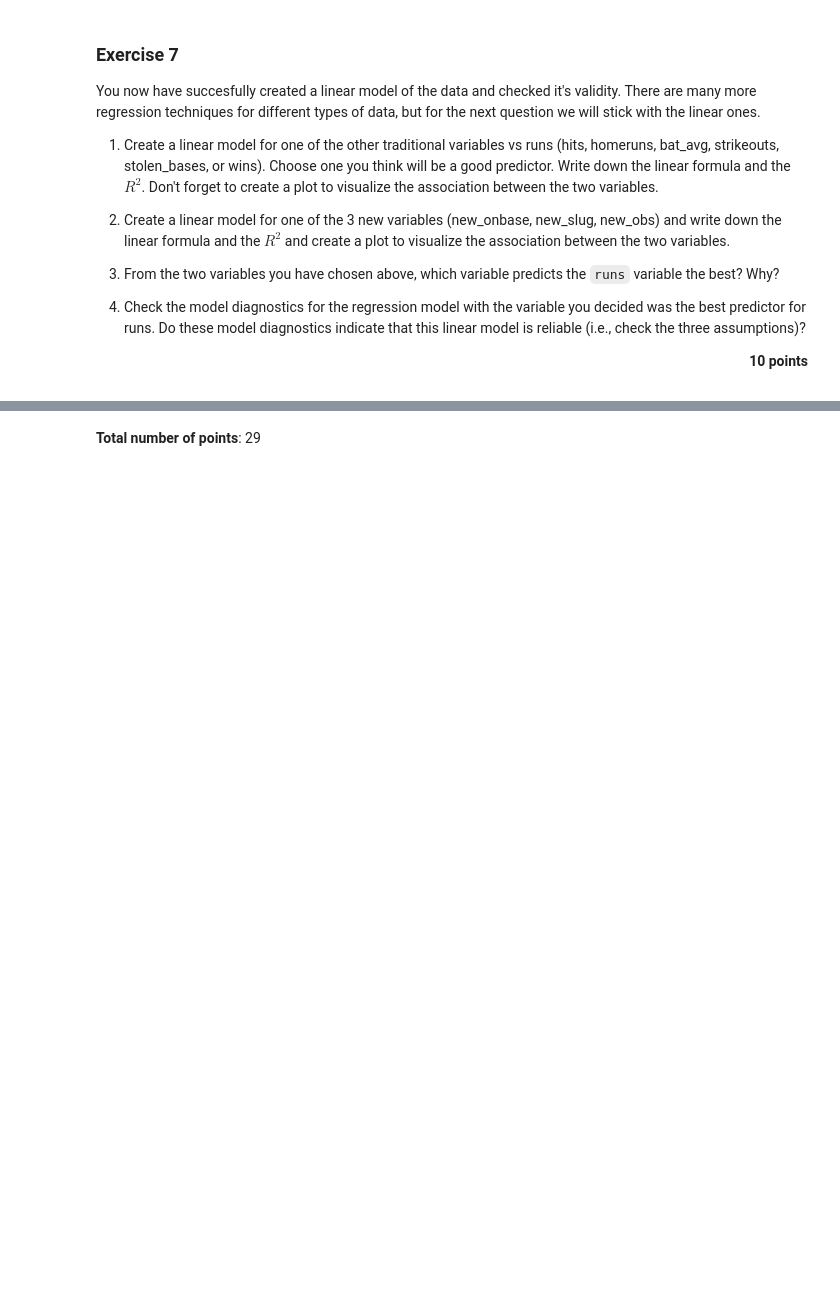
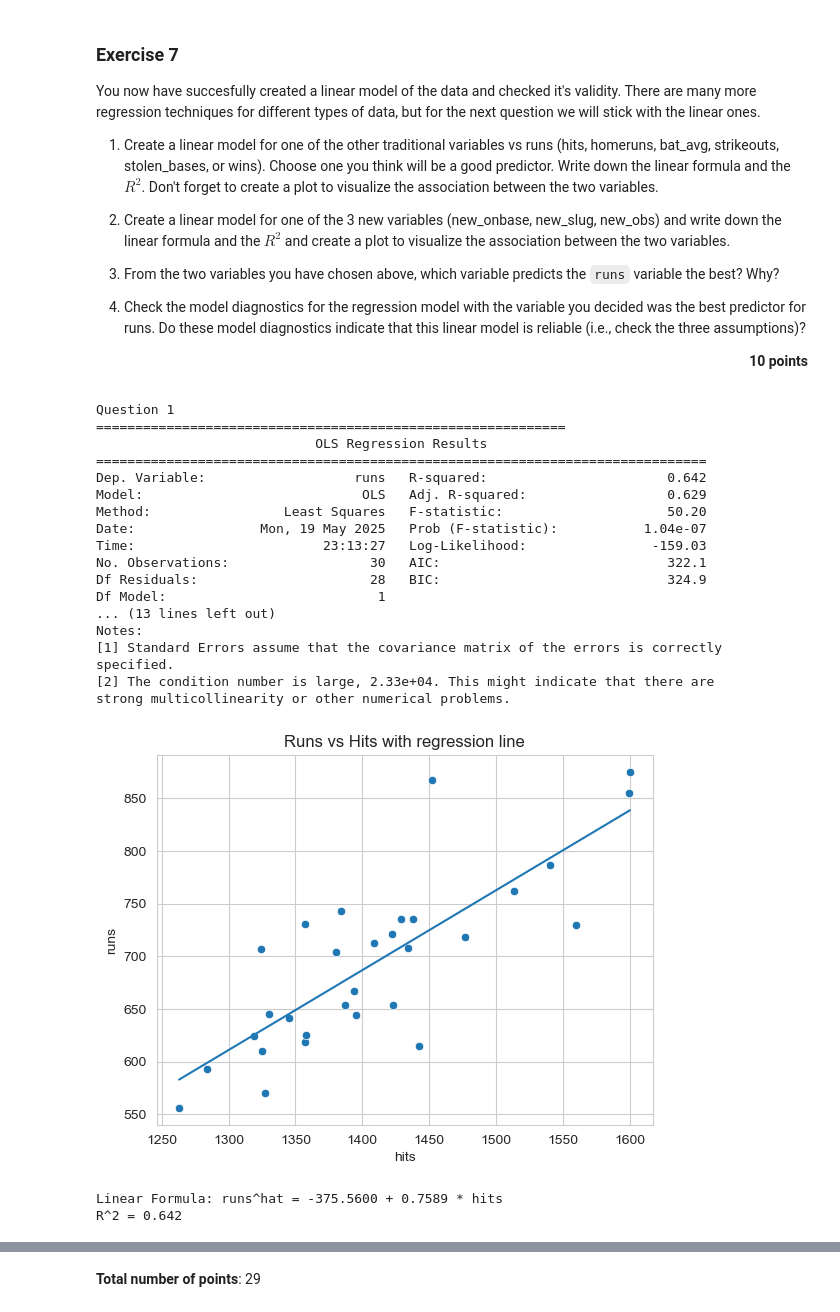
Before and after one commit to felixleopold/Frequentist-Statistics, a Jupyter notebook: FS_Assignment5/Assignment5.ipynb, the cells around one changed output, grey strips where cells are left out. Cells and saved outputs as stored; diff of their text form; code cells hidden in the pictures; blank space fills up the shorter version.

```diff
--- a/FS_Assignment5/Assignment5.ipynb
+++ b/FS_Assignment5/Assignment5.ipynb
@@ -319,0 +336,41 @@ You now have succesfully created a linear model of the data and checked it's val
+# %%
+# your code/answer here
+# lets compare with hits
+print_question(1)
+formula_hits = "runs ~ hits" # adjust the formula
+model_hits   = sm.formula.ols(formula=formula_hits, data=baseball)
+results_hits = model_hits.fit()
+print(results_hits.summary())
+
+# visualizeing
+plt.figure()
+sns.scatterplot(x=baseball["hits"], y=baseball["runs"])
+sns.lineplot   (x=baseball["hits"], y=results_hits.fittedvalues)
+plt.xlabel("hits")
+plt.ylabel("runs")
+plt.title("Runs vs Hits with regression line")
+plt.show()
+
+print("Linear Formula: runs^hat = -375.5600 + 0.7589 * hits")
+print("R^2 = 0.642")
+# %% [output]
+Question 1
+============================================================
+                            OLS Regression Results
+==============================================================================
+Dep. Variable:                   runs   R-squared:                       0.642
+Model:                            OLS   Adj. R-squared:                  0.629
+Method:                 Least Squares   F-statistic:                     50.20
+Date:                Mon, 19 May 2025   Prob (F-statistic):           1.04e-07
+Time:                        23:13:27   Log-Likelihood:                -159.03
+No. Observations:                  30   AIC:                             322.1
+Df Residuals:                      28   BIC:                             324.9
+Df Model:                           1
+... (13 lines left out)
+Notes:
+[1] Standard Errors assume that the covariance matrix of the errors is correctly specified.
+[2] The condition number is large, 2.33e+04. This might indicate that there are
+strong multicollinearity or other numerical problems.
+[figure, added]
+Linear Formula: runs^hat = -375.5600 + 0.7589 * hits
+R^2 = 0.642
```
Also changed, not shown: parts of 14 cells of this notebook.
